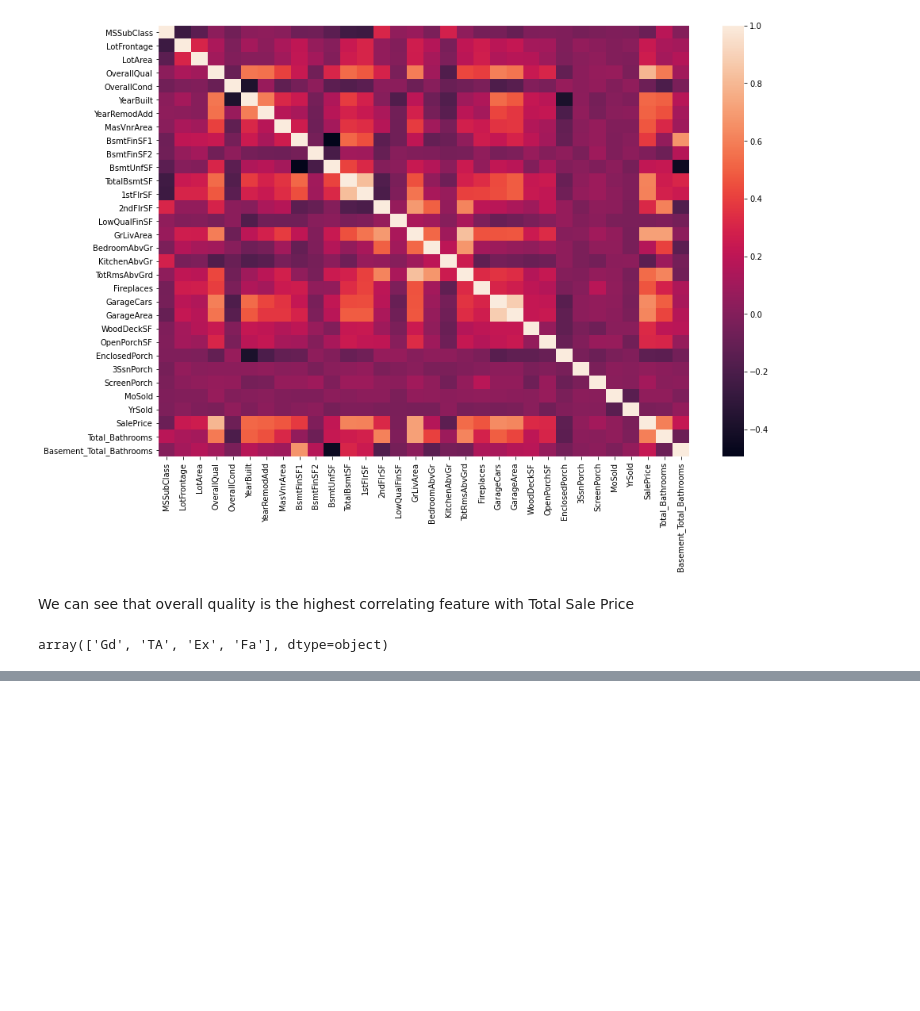
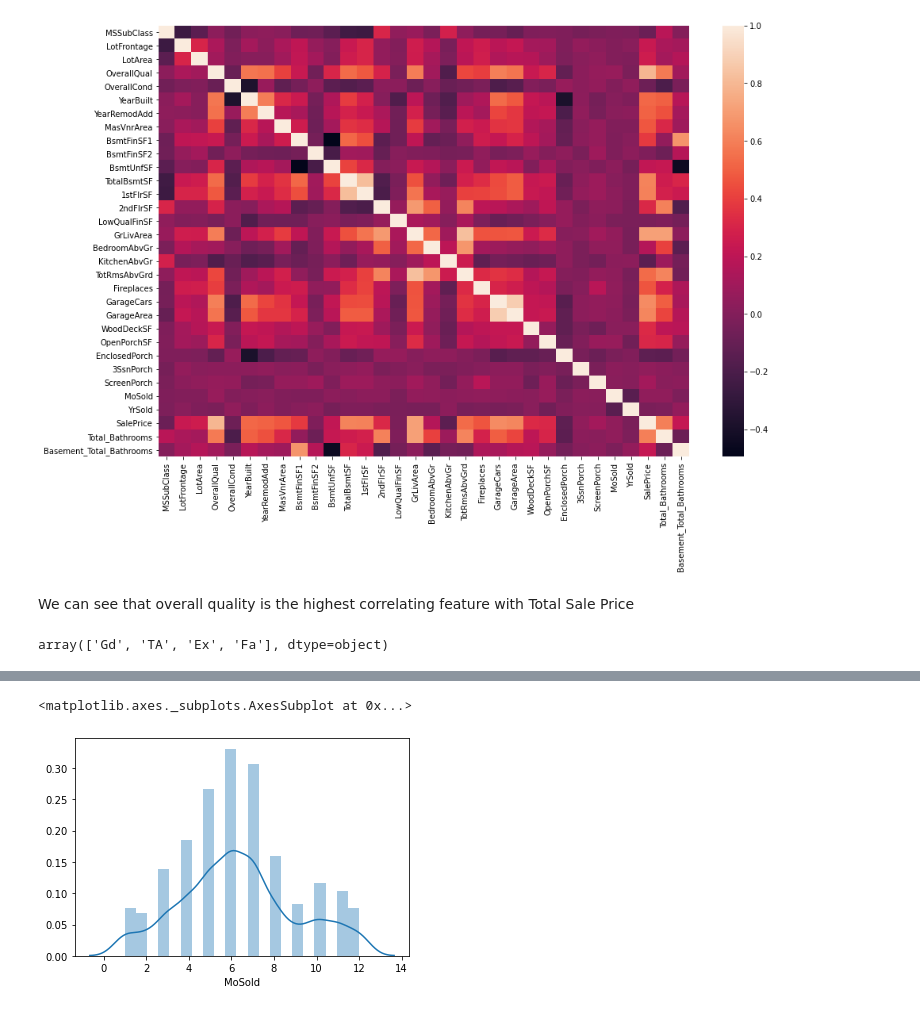
Before and after one commit to MLondon1027/Boston_Area_Real_Estate, a Jupyter notebook: Housing.ipynb, the cells around one changed output, grey strips where cells are left out. Drawn from its saved outputs; the diff is of its cells as text; code cells hidden in the pictures; blank space fills up the shorter version.

```diff
--- a/Housing.ipynb
+++ b/Housing.ipynb
@@ -251,0 +249,5 @@ array([4, 3, 5, 2], dtype=object)
+# %%
+sns.distplot(data['MoSold'])
+# %% [output]
+<matplotlib.axes._subplots.AxesSubplot at 0x...>
+[figure, added]
```
Also changed, not shown: parts of 13 cells of this notebook.
